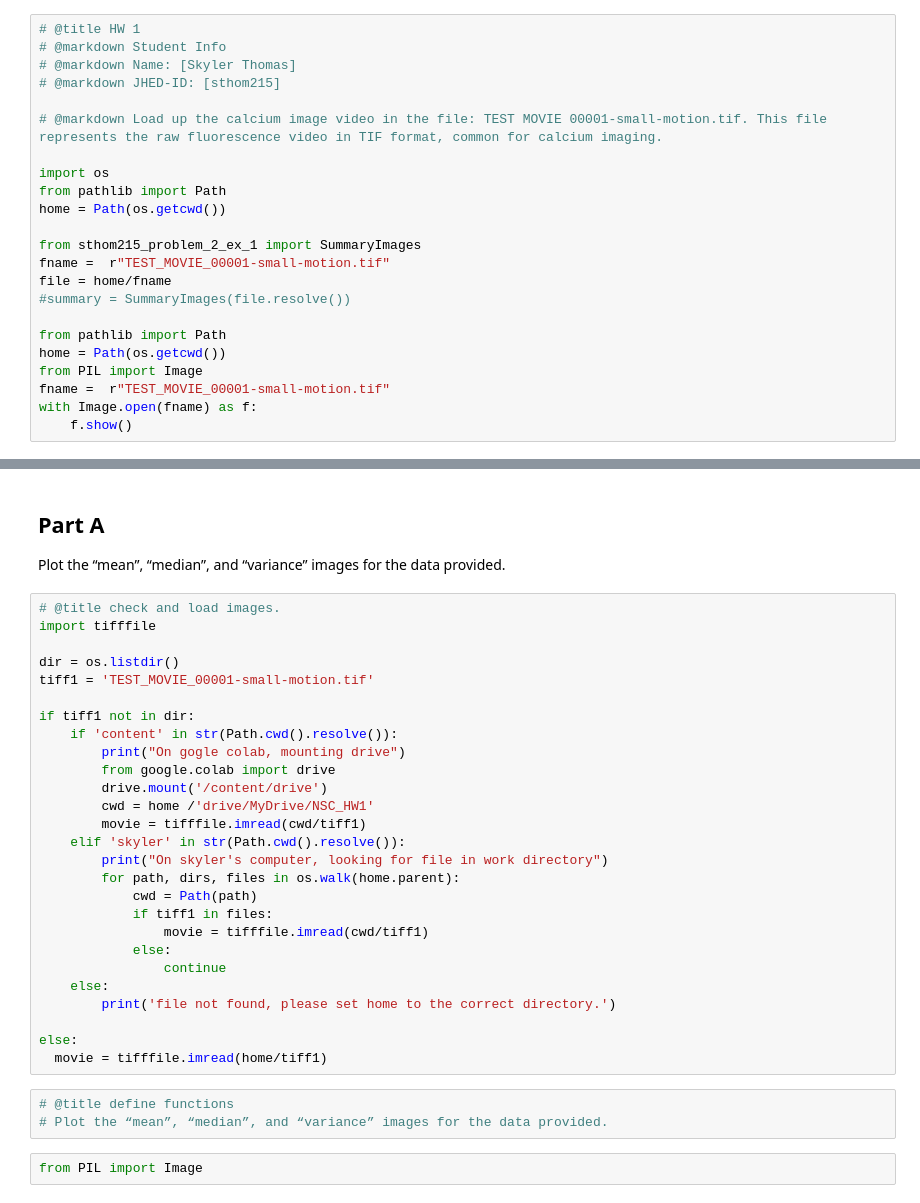
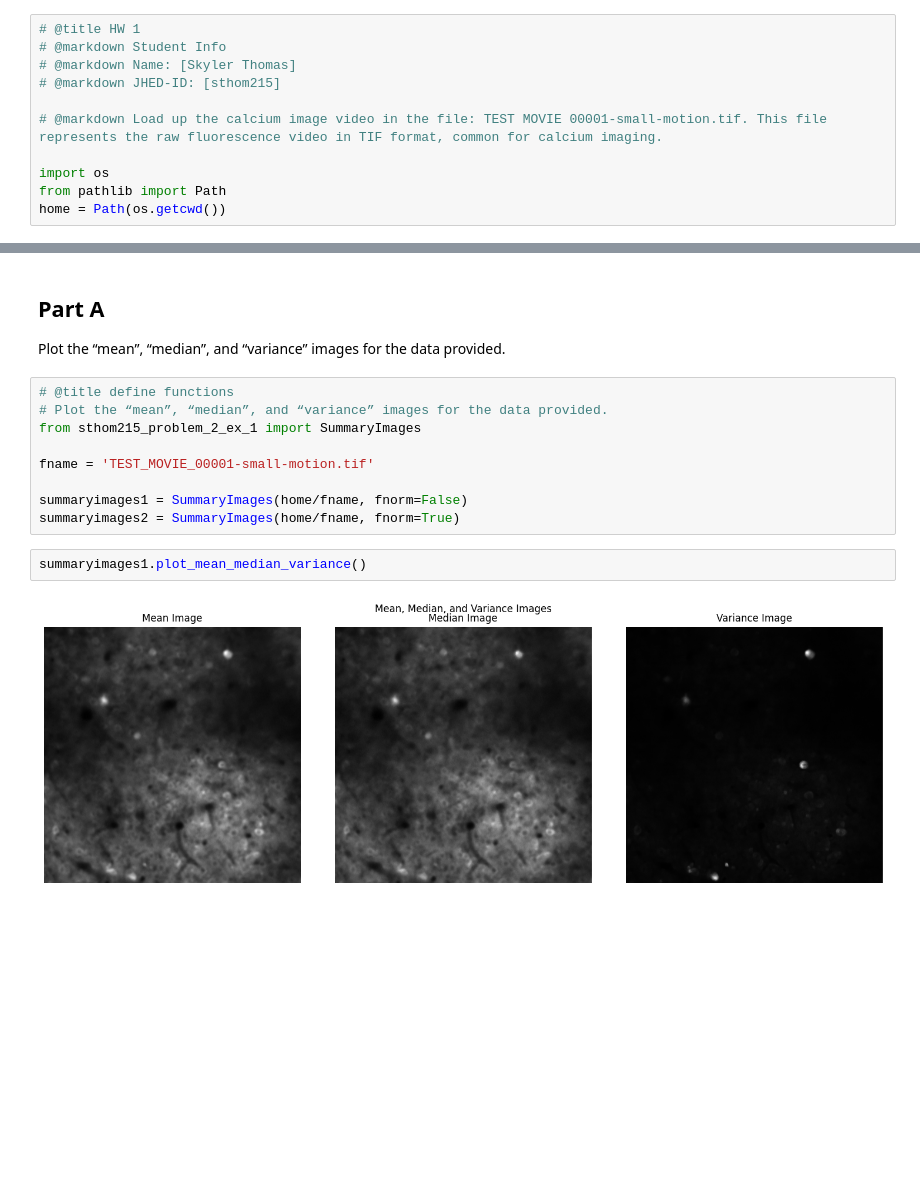
Before and after one commit to skyetomez/NSC_HW1, a Jupyter notebook: sthom215_problem_2_ex_1.ipynb, the cells around one changed output, grey strips where cells are left out. Cells and saved outputs as stored; diff of their text form; blank space fills up the shorter version.

```diff
--- a/sthom215_problem_2_ex_1.ipynb
+++ b/sthom215_problem_2_ex_1.ipynb
@@ -9,15 +9,3 @@
 import os
 from pathlib import Path
 home = Path(os.getcwd())
-
-from sthom215_problem_2_ex_1 import SummaryImages
-fname =  r"TEST_MOVIE_00001-small-motion.tif"
-file = home/fname
-#summary = SummaryImages(file.resolve())
-
-from pathlib import Path
-home = Path(os.getcwd())
-from PIL import Image
-fname =  r"TEST_MOVIE_00001-small-motion.tif"
-with Image.open(fname) as f:
-    f.show()
@@ -35,35 +17,16 @@ Load up the calcium image video in the file: $\texttt{TEST MOVIE 00001-small.tif
 ## Part A
 
 Plot the “mean”, “median”, and “variance” images for the data provided.
-# %%
-# @title check and load images.
-import tifffile
-
-dir = os.listdir()
-tiff1 = 'TEST_MOVIE_00001-small-motion.tif'
-
-if tiff1 not in dir:
-    if 'content' in str(Path.cwd().resolve()):
-        print("On gogle colab, mounting drive")
-        from google.colab import drive
-        drive.mount('/content/drive')
-        cwd = home /'drive/MyDrive/NSC_HW1'
-        movie = tifffile.imread(cwd/tiff1)
-    elif 'skyler' in str(Path.cwd().resolve()):
-        print("On skyler's computer, looking for file in work directory")
-        for path, dirs, files in os.walk(home.parent):
-            cwd = Path(path)
-            if tiff1 in files:
-                movie = tifffile.imread(cwd/tiff1)
-            else:
-                continue
-    else:
-        print('file not found, please set home to the correct directory.')
-
-else:
-  movie = tifffile.imread(home/tiff1)
 # %%
 # @title define functions
 # Plot the “mean”, “median”, and “variance” images for the data provided.
+from sthom215_problem_2_ex_1 import SummaryImages
+
+fname = 'TEST_MOVIE_00001-small-motion.tif'
+
+summaryimages1 = SummaryImages(home/fname, fnorm=False)
+summaryimages2 = SummaryImages(home/fname, fnorm=True)
-# %%
-from PIL import Image
+# %%
+summaryimages1.plot_mean_median_variance()
+# %% [output]
+[figure, added]
```
Also changed, not shown: parts of 4 cells of this notebook, 7 other files.
